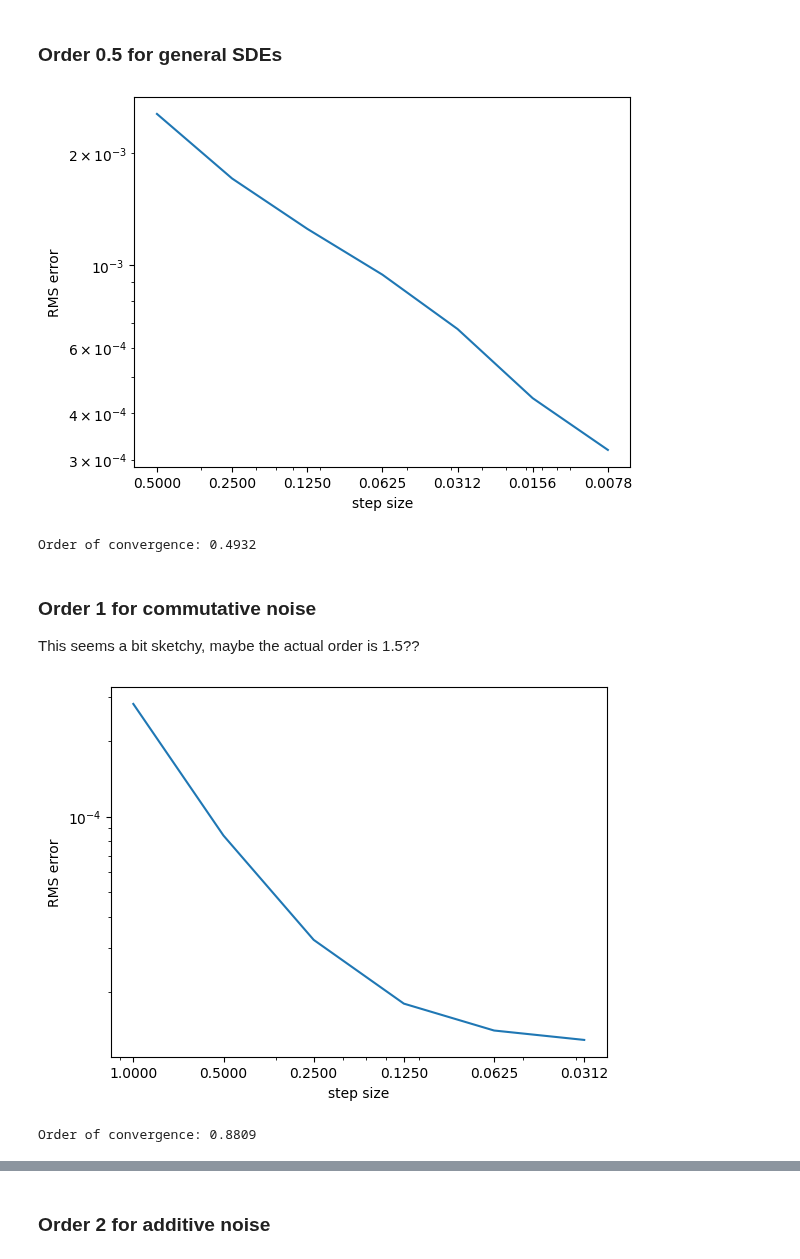
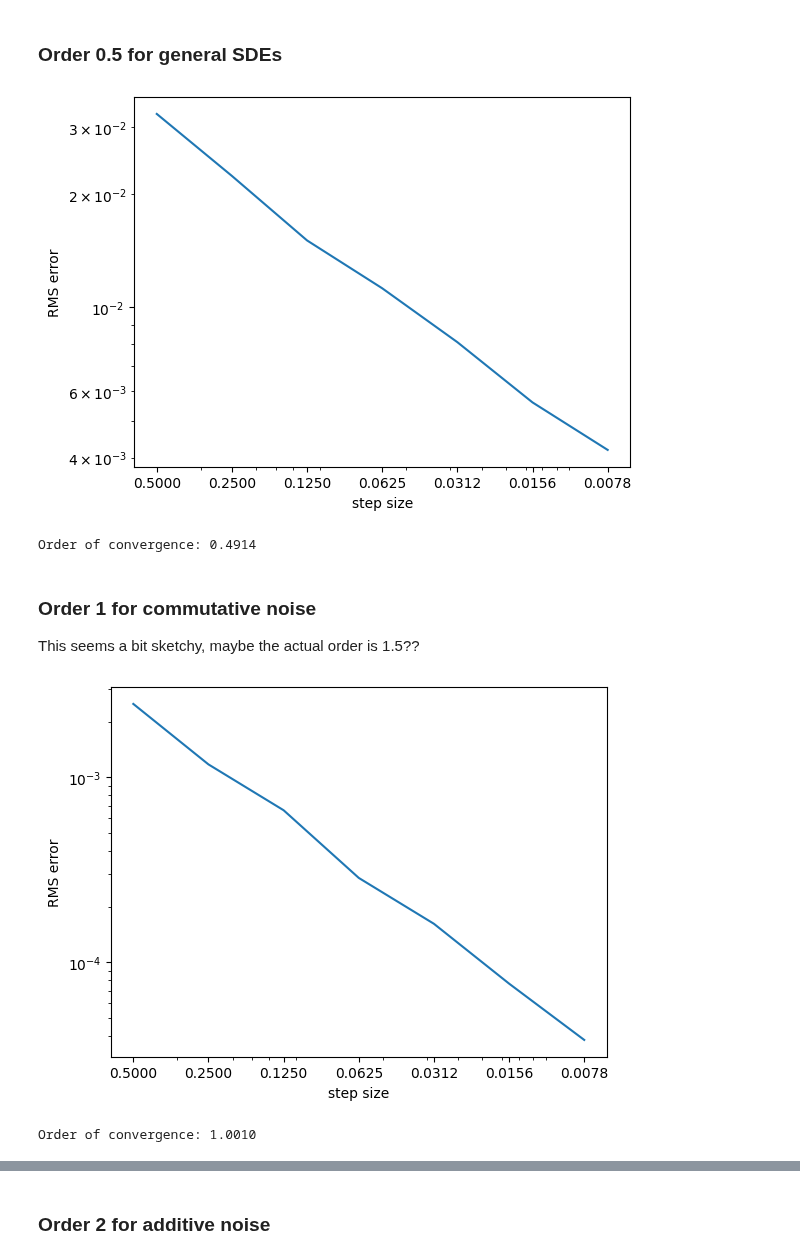
Before and after one commit to andyElking/diffrax_STLA, a Jupyter notebook: examples/srk_example.ipynb, the cells around one changed output, grey strips where cells are left out. Drawn from its saved outputs; the diff is of its cells as text; code cells hidden in the pictures.

Commit message:
added SLOW_RK (order 1.5 for commutative-noise SDEs)

```diff
--- a/examples/srk_example.ipynb
+++ b/examples/srk_example.ipynb
@@ -29,7 +29,7 @@ from test.helpers import (
 )
 
 import jax.numpy as jnp
-import jax.random as jrandom
+import jax.random as jr
 import matplotlib.pyplot as plt
 from diffrax import (
     diffeqsolve,
@@ -38,8 +38,8 @@ from diffrax import (
     SaveAt,
     SEA,
     ShARK,
+    SLOW_RK,
     SRA1,
-    StratonovichMilstein,
 )
 from jax import config
 
@@ -68,9 +68,11 @@ def plot_sol_general(sol):
 
 
 dtype = jnp.float64
-key = jrandom.PRNGKey(2)
+key = jr.PRNGKey(2)
+sde_key = jr.PRNGKey(3)
 num_samples = 100
-keys = jrandom.split(jrandom.PRNGKey(5678), num=num_samples)
+keys = jr.split(jr.PRNGKey(5678), num=num_samples)
+hs0 = jnp.power(2.0, jnp.arange(-1, -6, -1, dtype=dtype))
 hs1 = jnp.power(2.0, jnp.arange(-1, -8, -1, dtype=dtype))
 hs2 = jnp.power(2.0, jnp.arange(-2, -10, -1, dtype=dtype))
 
@@ -93,11 +95,11 @@ t0_typed, t1_typed = dtype(0.3), dtype(15)
 saveat_typed = SaveAt(ts=jnp.linspace(t0, t1, 1000, dtype=dtype))
 dt0_typed = dtype(0.1)
 
-time_sde = get_time_sde(t0, t1, dtype=dtype, noise_dim=3)
+time_sde = get_time_sde(t0, t1, dtype=dtype, noise_dim=3, key=sde_key)
 terms_time_sde = time_sde.get_terms(
     time_sde.get_bm(key, levy_area="space-time", tol=2**-10)
 )
-time_sde_short = get_time_sde(t0, t_short, dtype=dtype, noise_dim=3)
+time_sde_short = get_time_sde(t0, t_short, dtype=dtype, noise_dim=3, key=sde_key)
 # %% [output]
 env: JAX_PLATFORM_NAME=cuda
 # %% [markdown]
@@ -283,36 +275,35 @@ plot_sol_general(solFosSRK_PID)
 # %% [output]
 [figure]
 # %%
-mlp_sde = get_mlp_sde(t0, t1, dtype=dtype, key=key, noise_dim=3)
+mlp_sde = get_mlp_sde(t0, t1, dtype=dtype, key=sde_key, noise_dim=3)
 terms_mlp_sde = mlp_sde.get_terms(
     mlp_sde.get_bm(key, levy_area="space-time", tol=2**-10)
 )
-mlp_sde_short = get_mlp_sde(t0, t_short, dtype=dtype, key=key, noise_dim=3)
+mlp_sde_short = get_mlp_sde(t0, t_short, dtype=dtype, key=sde_key, noise_dim=3)
 
-commutative_sde = get_mlp_sde(t0, t1, dtype=dtype, key=key, noise_dim=1)
+commutative_sde = get_mlp_sde(t0, t1, dtype=dtype, key=sde_key, noise_dim=1)
 terms_commutative_sde = commutative_sde.get_terms(
     commutative_sde.get_bm(key, levy_area="space-time", tol=2**-10)
 )
-commutative_sde_short = get_mlp_sde(t0, t_short, dtype=dtype, key=key, noise_dim=1)
+commutative_sde_short = get_mlp_sde(t0, t_short, dtype=dtype, key=sde_key, noise_dim=1)
 # %% [markdown]
 ### Order 0.5 for general SDEs
 # %%
 hs, FosSRK_errs_mlp_sde, _ = sde_solver_strong_order(
-    keys, mlp_sde_short, FosterSRK(), StratonovichMilstein(), 2**-12, dts=hs1
+    keys, mlp_sde_short, FosterSRK(), FosterSRK(), 2**-10, dts=hs1
 )
 draw_order(hs, FosSRK_errs_mlp_sde)
 # %% [output]
-[figure, old version]
+[figure, new version]
-Order of convergence: 0.4932
+Order of convergence: 0.4914
 # %% [markdown]
 ### Order 1 for commutative noise
 This seems a bit sketchy, maybe the actual order is 1.5??
 # %%
-hs = jnp.power(2.0, jnp.arange(0, -6, -1, dtype=dtype))
 hs, FosSRK_errs_commutative_sde, _ = sde_solver_strong_order(
-    keys, commutative_sde_short, FosterSRK(), StratonovichMilstein(), 2**-12, dts=hs
+    keys, commutative_sde_short, FosterSRK(), FosterSRK(), 2**-10, dts=hs1
 )
 draw_order(hs, FosSRK_errs_commutative_sde)
 # %% [output]
-[figure, old version]
+[figure, new version]
-Order of convergence: 0.8809
+Order of convergence: 1.0010
```
Also changed, not shown: parts of 12 cells of this notebook, 7 other files.
